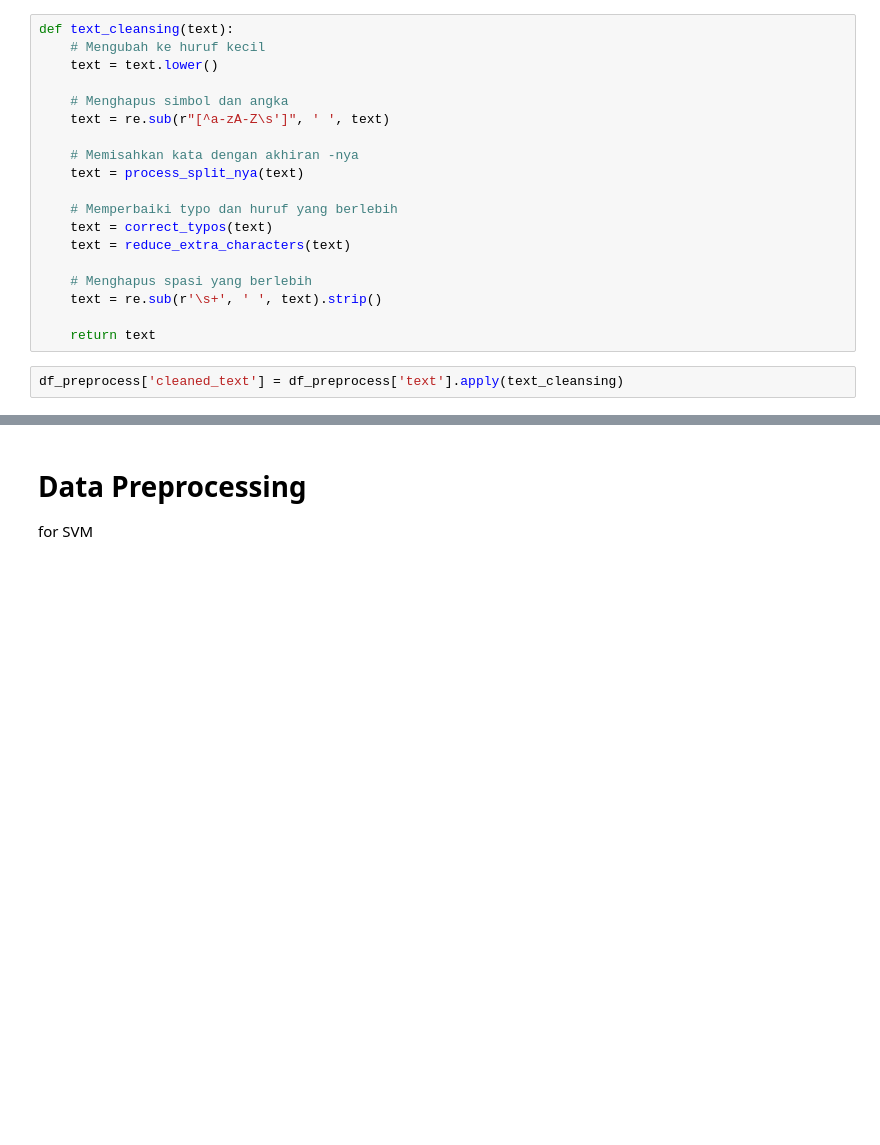
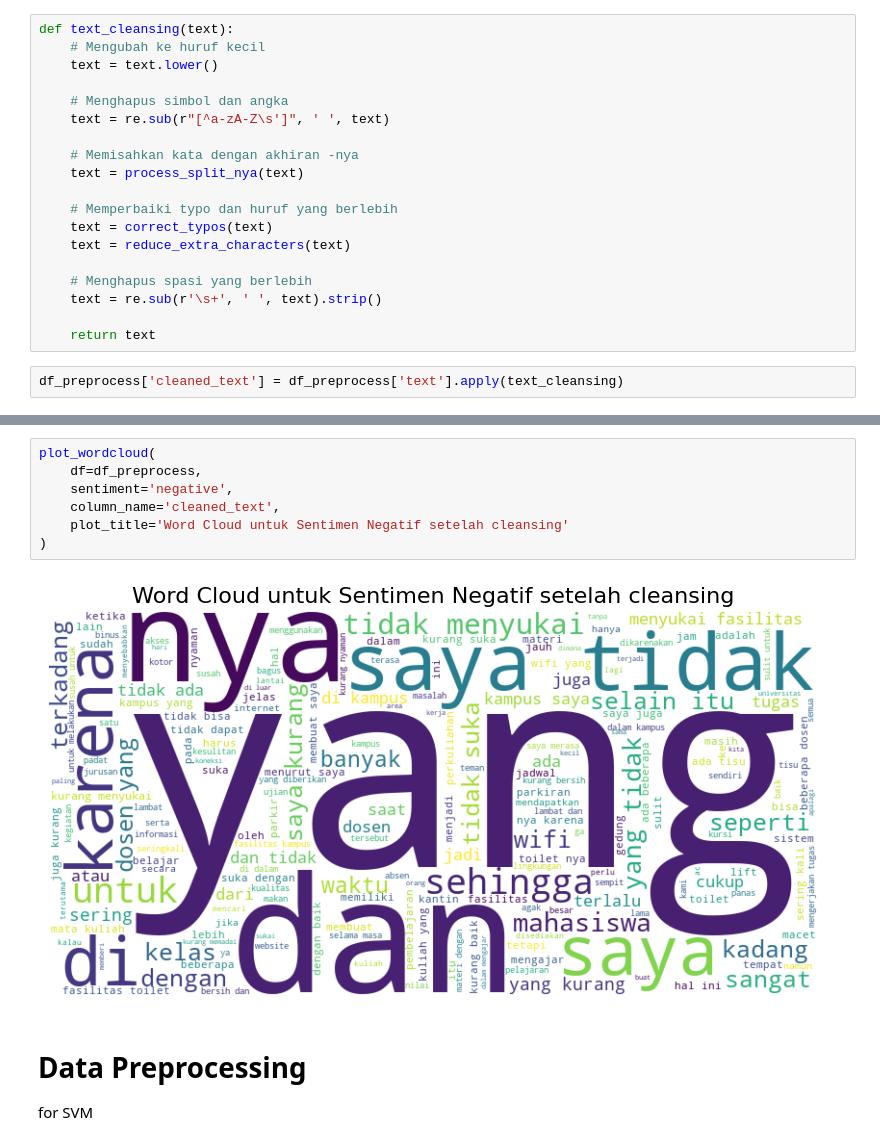
Before and after one commit to aliciajocelyn/Thesis, a Jupyter notebook: experiments/01_cleansing_and_preprocessing.ipynb, the cells around one changed output, grey strips where cells are left out. Cells and saved outputs as stored; diff of their text form; blank space fills up the shorter version.

```diff
--- a/experiments/01_cleansing_and_preprocessing.ipynb
+++ b/experiments/01_cleansing_and_preprocessing.ipynb
@@ -387,3 +409,12 @@ df_preprocess['cleaned_text'] = df_preprocess['text'].apply(text_cleansing)
+# %%
+plot_wordcloud(
+    df=df_preprocess,
+    sentiment='negative',
+    column_name='cleaned_text',
+    plot_title='Word Cloud untuk Sentimen Negatif setelah cleansing'
+)
+# %% [output]
+[figure, added]
 # %% [markdown]
 # **Data Preprocessing**
 
```
Also changed, not shown: parts of 26 cells of this notebook.
